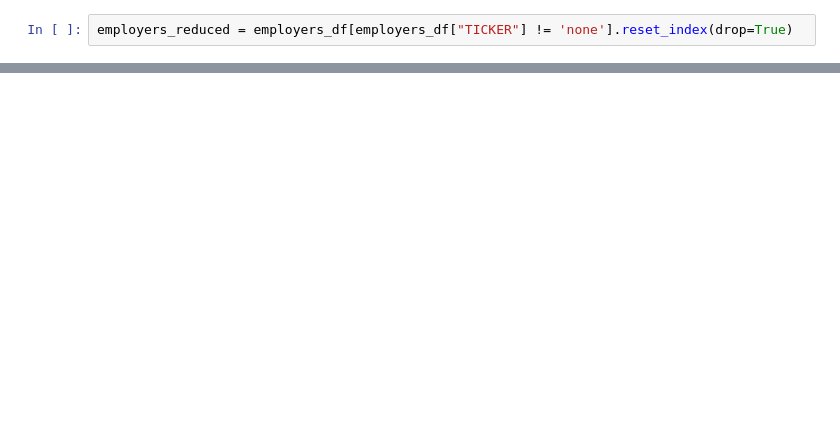
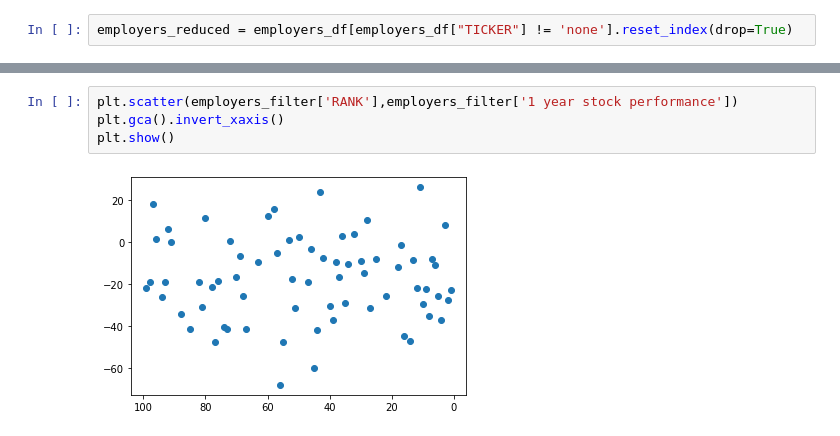
Before and after one commit to timonx11/Project-1-Demonstrasion-Group6, a Jupyter notebook: starter_code/employers_YFloop_section2.ipynb, the cells around one changed output, grey strips where cells are left out. Cells and saved outputs as stored; diff of their text form; blank space fills up the shorter version.

```diff
--- a/starter_code/employers_YFloop_section2.ipynb
+++ b/starter_code/employers_YFloop_section2.ipynb
@@ -154,0 +181,6 @@ stock_roe_df.head(25)
+# %%
+plt.scatter(employers_filter['RANK'],employers_filter['1 year stock performance'])
+plt.gca().invert_xaxis()
+plt.show()
+# %% [output]
+[figure, added]
```
Also changed, not shown: parts of 15 cells of this notebook, 1 other file.
